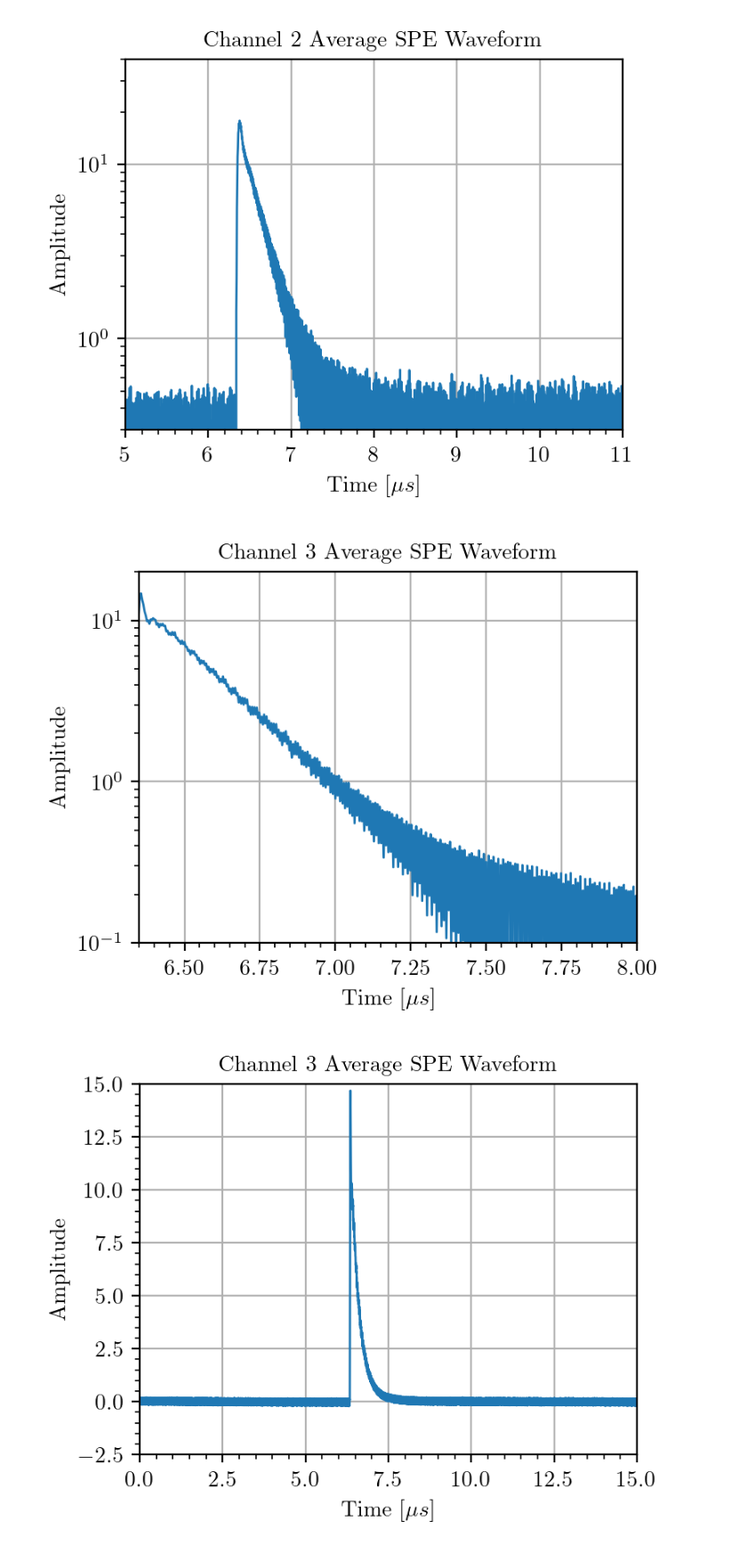
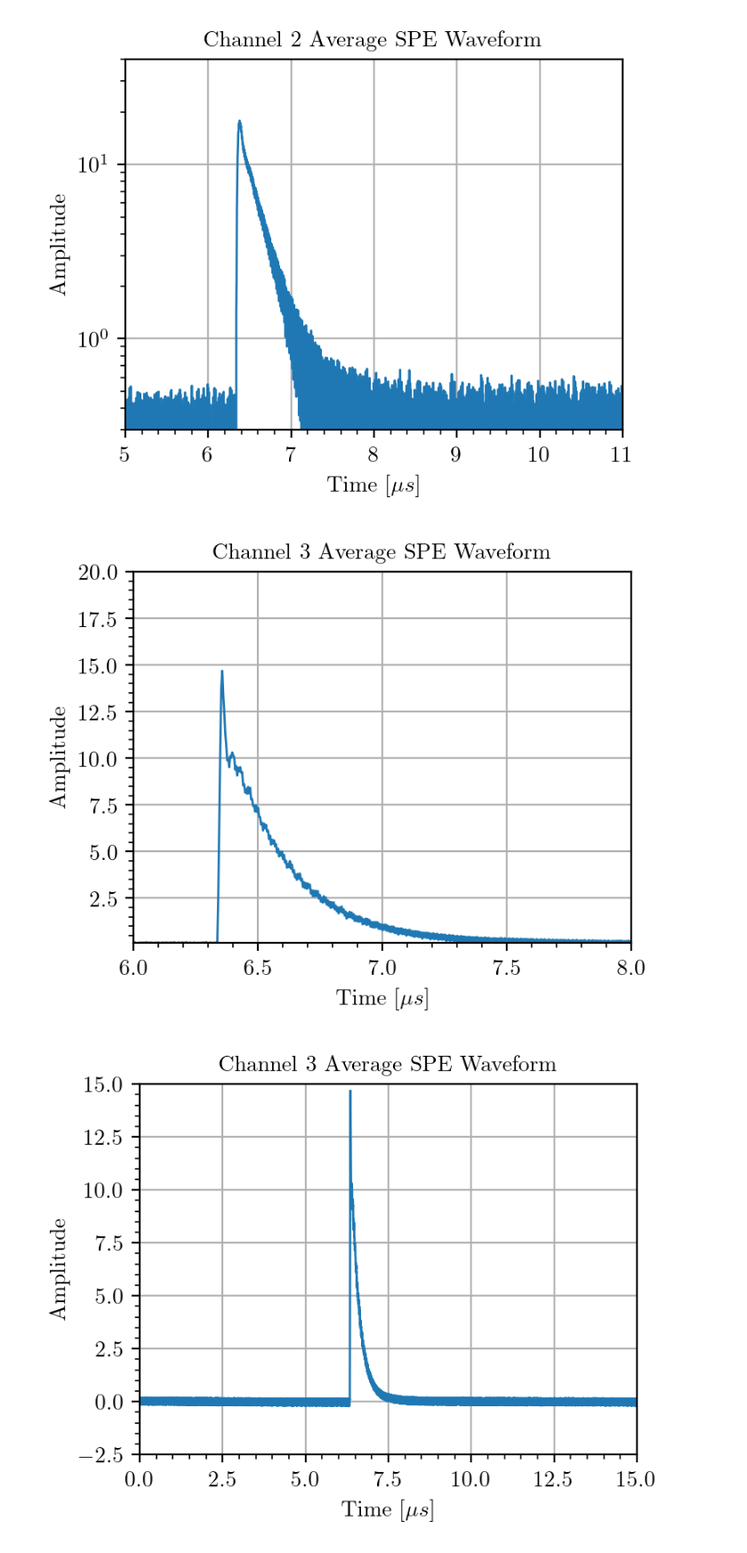
Before and after one commit to darkside-princeton/sipm-analysis, a Jupyter notebook: jupyter/sp_waveform.ipynb, the cells around one changed output. Shown: that part at 89% size. Saved outputs shown, nothing was run; the diff lists cells and outputs as text; code cells hidden in the pictures.

```diff
--- a/jupyter/sp_waveform.ipynb
+++ b/jupyter/sp_waveform.ipynb
@@ -110,18 +110,18 @@ plt.grid()
 # %%
 intn = 1020
 ch = 2
 
 plt.plot(data[intn][ch]['time'], data[intn][ch]['avg_spe_wf'], linewidth = '1')
 plt.minorticks_on()
 plt.title('Channel 3 Average SPE Waveform')
 plt.xlabel(r'Time [$\mu s$]')
 plt.ylabel('Amplitude')
-plt.yscale('log')
-plt.xlim(6.35, 8)
+#plt.yscale('log')
+plt.xlim(6, 8)
 plt.ylim(0.1, 20)
 plt.grid()
 # %% [output]
-[figure, old version]
+[figure, new version]
 # %%
 intn = 1020
 ch = 1
```
Also changed, not shown: parts of 1 cell of this notebook.
